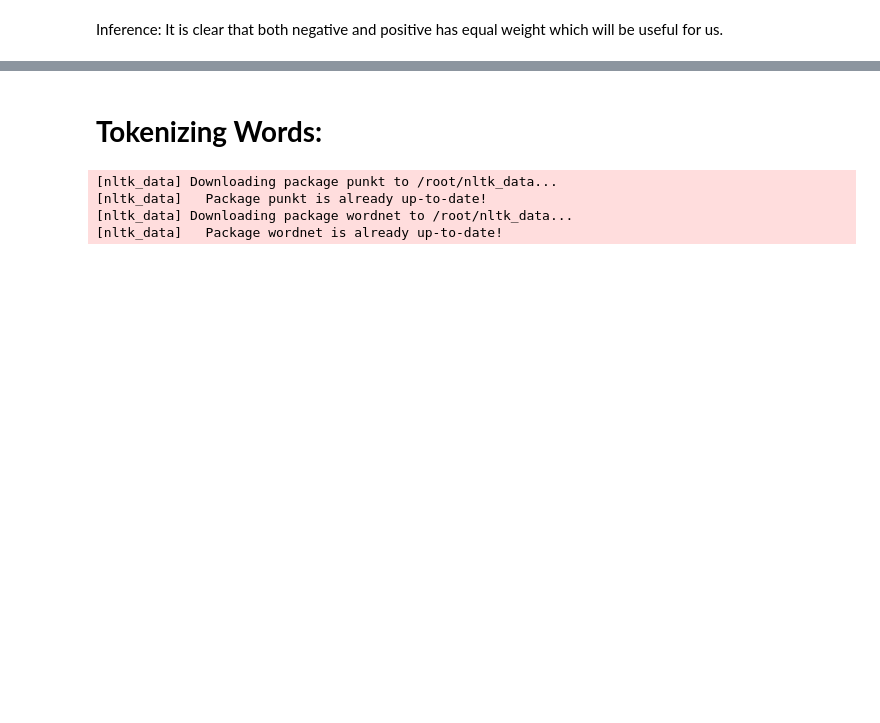
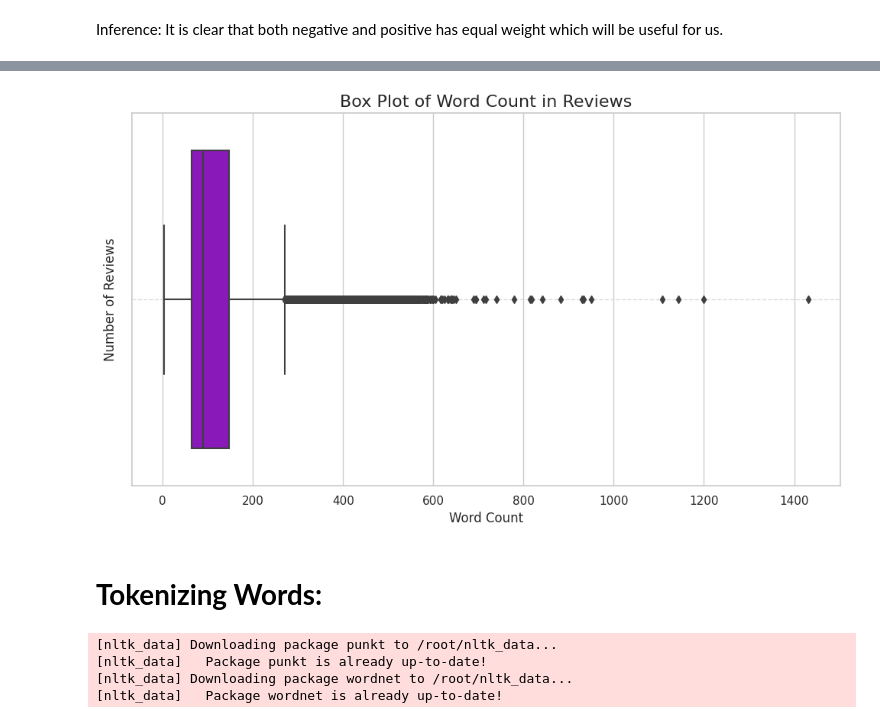
Before and after one commit to Jeru-John/ML-case-studies, a Jupyter notebook: Sentiment_Analysis.ipynb, the cells around one changed output, grey strips where cells are left out. Drawn from its saved outputs; the diff is of its cells as text; code cells hidden in the pictures; blank space fills up the shorter version.

```diff
--- a/Sentiment_Analysis.ipynb
+++ b/Sentiment_Analysis.ipynb
@@ -111,3 +139,20 @@ Inference: It is clear that both negative and positive has equal weight which wi
+# %%
+filtered_data['word_count'] = filtered_data['tokenized_review'].apply(lambda x: len(x.split()))
+
+# Set the Seaborn style
+sns.set(style='whitegrid')
+
+# Create a box plot with dark violet color
+plt.figure(figsize=(10, 6))
+sns.boxplot(x='word_count', data=filtered_data, color='#9400D3')
+plt.title('Box Plot of Word Count in Reviews', fontsize=16)
+plt.xlabel('Word Count', fontsize=12)
+plt.ylabel('Number of Reviews', fontsize=12)
+plt.grid(axis='y', linestyle='--', alpha=0.7)
+plt.tight_layout()
+plt.show()
+# %% [output]
+[figure, added]
 # %% [markdown]
 # **Tokenizing Words:**
 # %%
```
Also changed, not shown: parts of 2 cells of this notebook.
